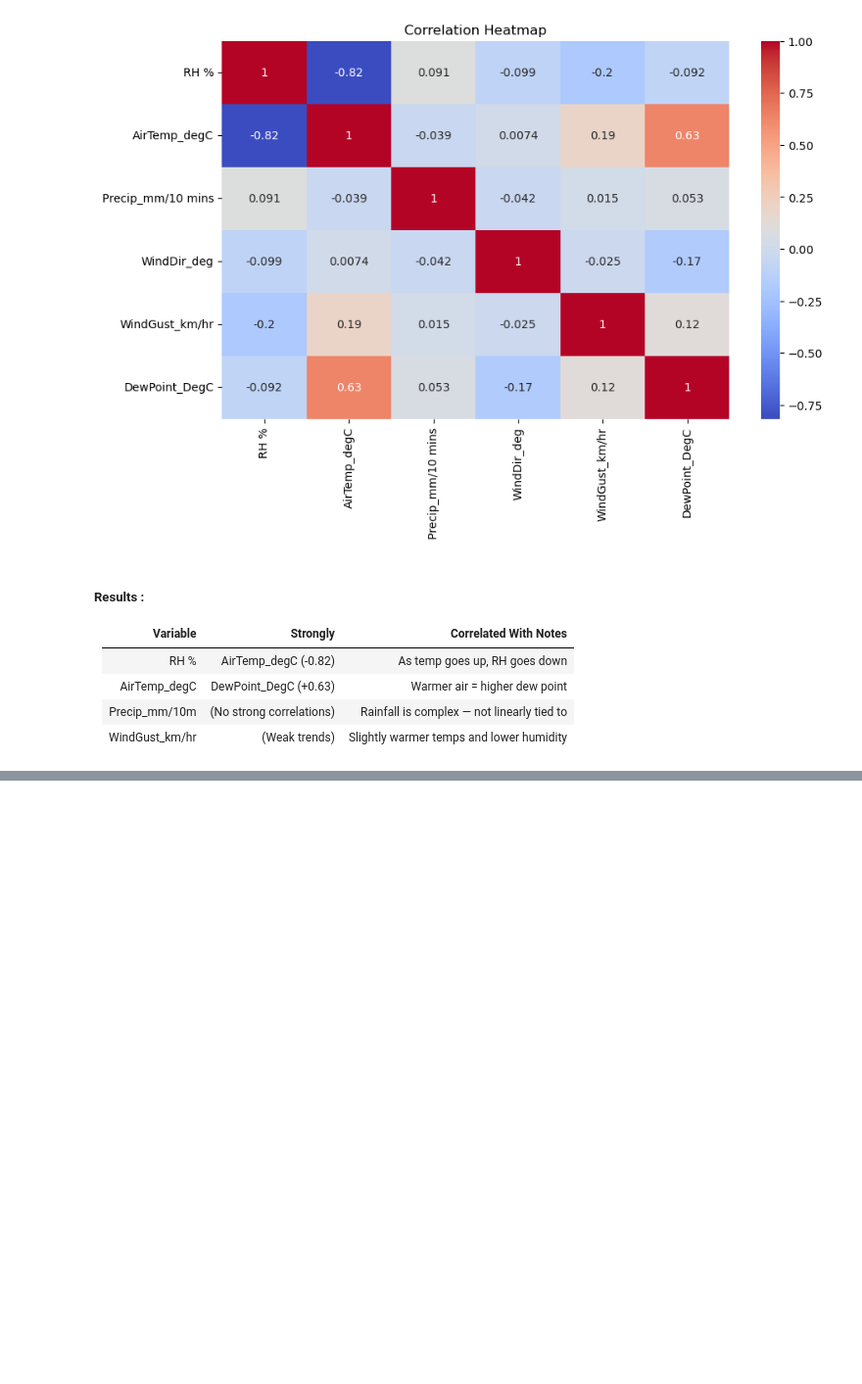
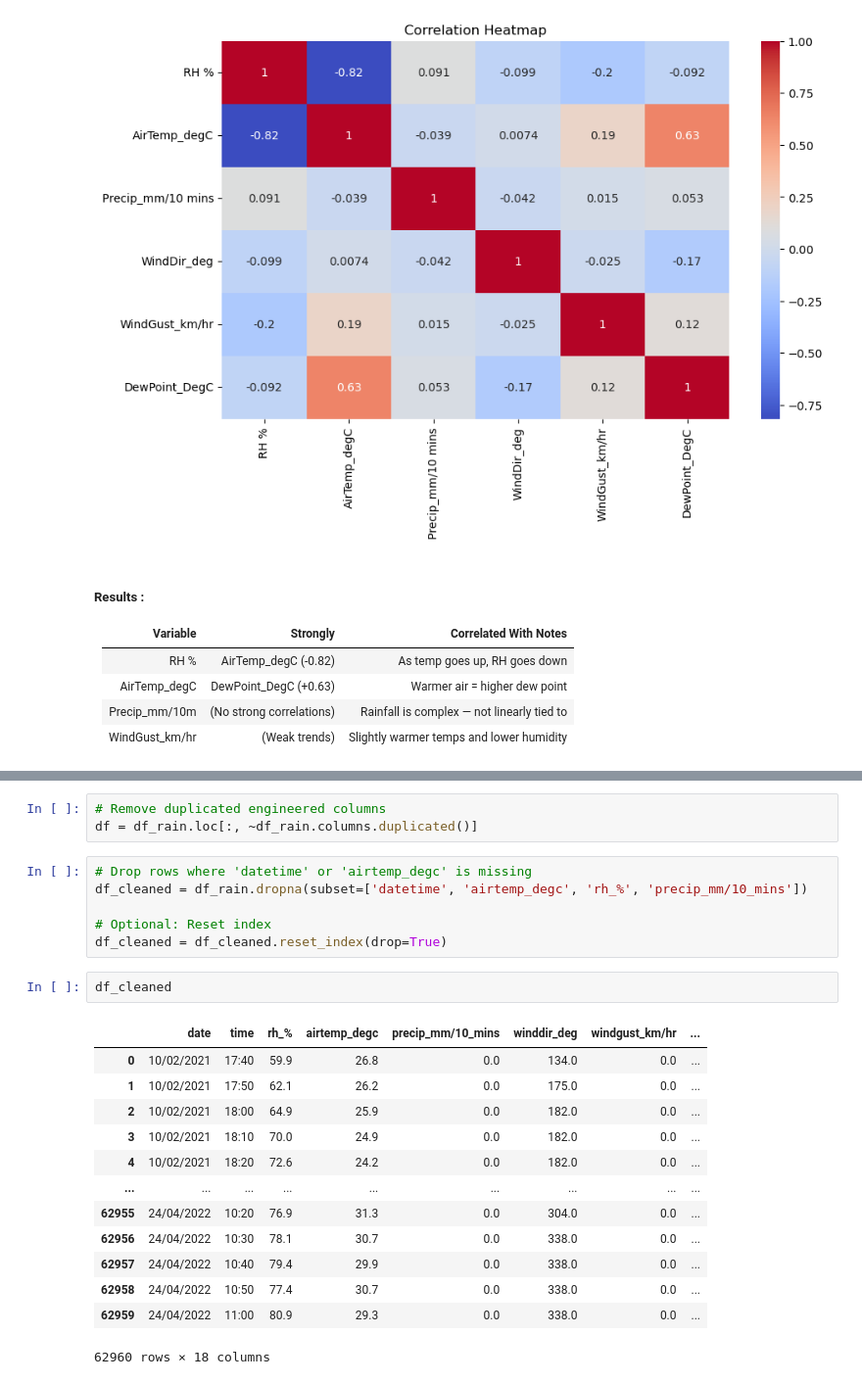
Before and after one commit to Senaakshi/PROJECTS, a Jupyter notebook: Rainfall_analysis/Analysis.ipynb, the cells around one changed output, grey strips where cells are left out. Shown at 98% size. Drawn from its saved outputs; the diff is of its cells as text; blank space fills up the shorter version.

```diff
--- a/Rainfall_analysis/Analysis.ipynb
+++ b/Rainfall_analysis/Analysis.ipynb
@@ -135,0 +188,25 @@ DewPoint_DegC            0.119226       1.000000
+# %%
+# Remove duplicated engineered columns
+df = df_rain.loc[:, ~df_rain.columns.duplicated()]
+# %%
+# Drop rows where 'datetime' or 'airtemp_degc' is missing
+df_cleaned = df_rain.dropna(subset=['datetime', 'airtemp_degc', 'rh_%', 'precip_mm/10_mins'])
+
+# Optional: Reset index
+df_cleaned = df_cleaned.reset_index(drop=True)
+# %%
+df_cleaned
+# %% [output]
+|  | date | time | rh_% | airtemp_degc | precip_mm/10_mins | winddir_deg | windgust_km/hr | ... |
+| 0 | 10/02/2021 | 17:40 | 59.9 | 26.8 | 0.0 | 134.0 | 0.0 | ... |
+| 1 | 10/02/2021 | 17:50 | 62.1 | 26.2 | 0.0 | 175.0 | 0.0 | ... |
+| 2 | 10/02/2021 | 18:00 | 64.9 | 25.9 | 0.0 | 182.0 | 0.0 | ... |
+| 3 | 10/02/2021 | 18:10 | 70.0 | 24.9 | 0.0 | 182.0 | 0.0 | ... |
+| 4 | 10/02/2021 | 18:20 | 72.6 | 24.2 | 0.0 | 182.0 | 0.0 | ... |
+| ... | ... | ... | ... | ... | ... | ... | ... | ... |
+| 62955 | 24/04/2022 | 10:20 | 76.9 | 31.3 | 0.0 | 304.0 | 0.0 | ... |
+| 62956 | 24/04/2022 | 10:30 | 78.1 | 30.7 | 0.0 | 338.0 | 0.0 | ... |
+| 62957 | 24/04/2022 | 10:40 | 79.4 | 29.9 | 0.0 | 338.0 | 0.0 | ... |
+| 62958 | 24/04/2022 | 10:50 | 77.4 | 30.7 | 0.0 | 338.0 | 0.0 | ... |
+| 62959 | 24/04/2022 | 11:00 | 80.9 | 29.3 | 0.0 | 338.0 | 0.0 | ... |
+62960 rows × 18 columns
```
Also changed, not shown: parts of 5 cells of this notebook.
